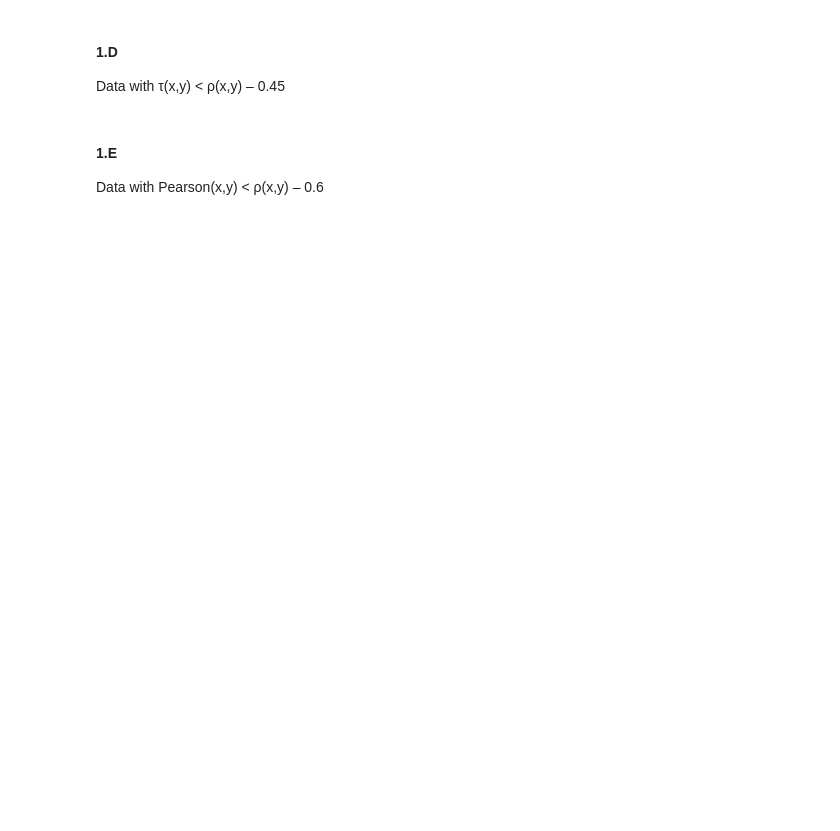
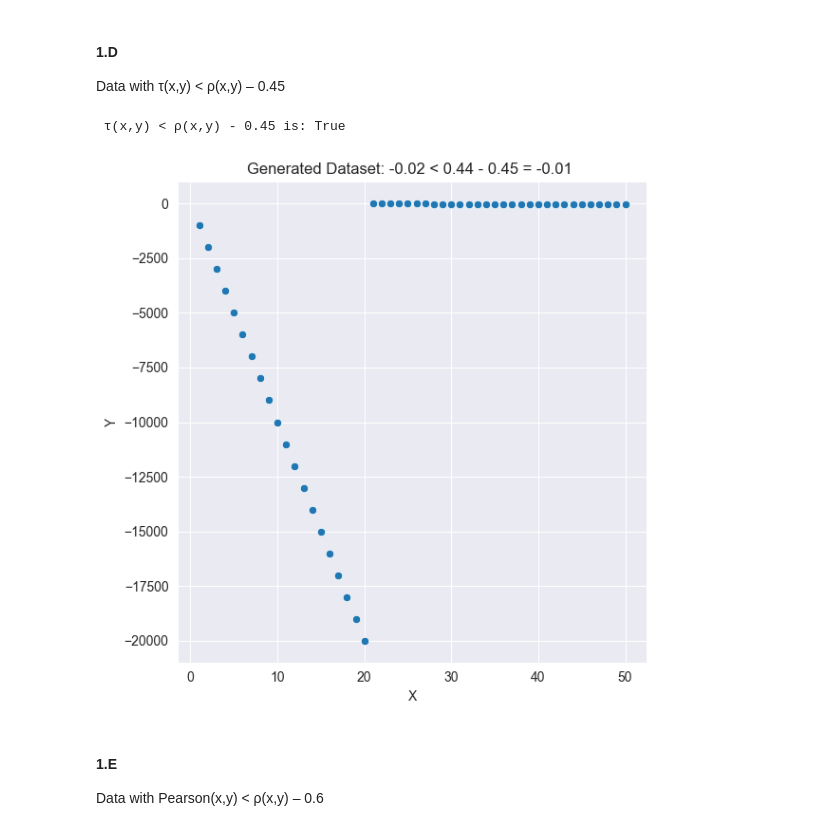
Before and after one commit to Shimon-ar/SNDA-tasks, a Jupyter notebook: tasks/hw3/HMW3.ipynb, the cells around one changed output. Saved outputs shown, nothing was run; the diff lists cells and outputs as text; code cells hidden in the pictures; blank space fills up the shorter version.

```diff
--- a/tasks/hw3/HW3.ipynb
+++ b/tasks/hw3/HMW3.ipynb
@@ -34,6 +155,45 @@ Data with τ(x,y) > ρ(x,y) + 0.45
 # %% [markdown]
 #### 1.D
 Data with τ(x,y) < ρ(x,y) – 0.45
+# %%
+# Define the dataset
+
+# Calculate the split point (equivalent to i <= 20)
+split_point = 20
+
+# Generate x values
+x = np.arange(1, n + 1)
+
+# Generate y values
+y1 = -1000 * np.arange(1, split_point + 1)  # First part (i <= 20)
+y2 = 20 - np.arange(split_point + 1, n + 1)  # Second part (i > 20)
+y = np.concatenate([y1, y2])
+
+# Create DataFrame
+df = pd.DataFrame({'x': x, 'y': y})
+
+
+# correlations
+pearson_corr = pearsonr(x, y)[0]
+spearman_rho = spearmanr(x, y)[0]
+kendall_tau = kendalltau(x, y)[0]
+
+
+# Print correlations
+rho_minus_045 = spearman_rho - 0.45
+print(f" τ(x,y) < ρ(x,y) - 0.45 is: {kendall_tau < rho_minus_045}")
+
+# Create jointplot
+plt.figure(figsize=(6, 6))
+sns.scatterplot(df, x='x', y='y')
+plt.title(f'Generated Dataset: {kendall_tau:.2f} < {spearman_rho:.2f} - 0.45 = {rho_minus_045:.2f} ')
+plt.xlabel('X')
+plt.ylabel('Y')
+plt.tight_layout()
+plt.show()
+# %% [output]
+ τ(x,y) < ρ(x,y) - 0.45 is: True
+[figure, added]
 # %% [markdown]
 #### 1.E
 Data with Pearson(x,y) < ρ(x,y) – 0.6
```
Also changed, not shown: parts of 20 cells of this notebook.
